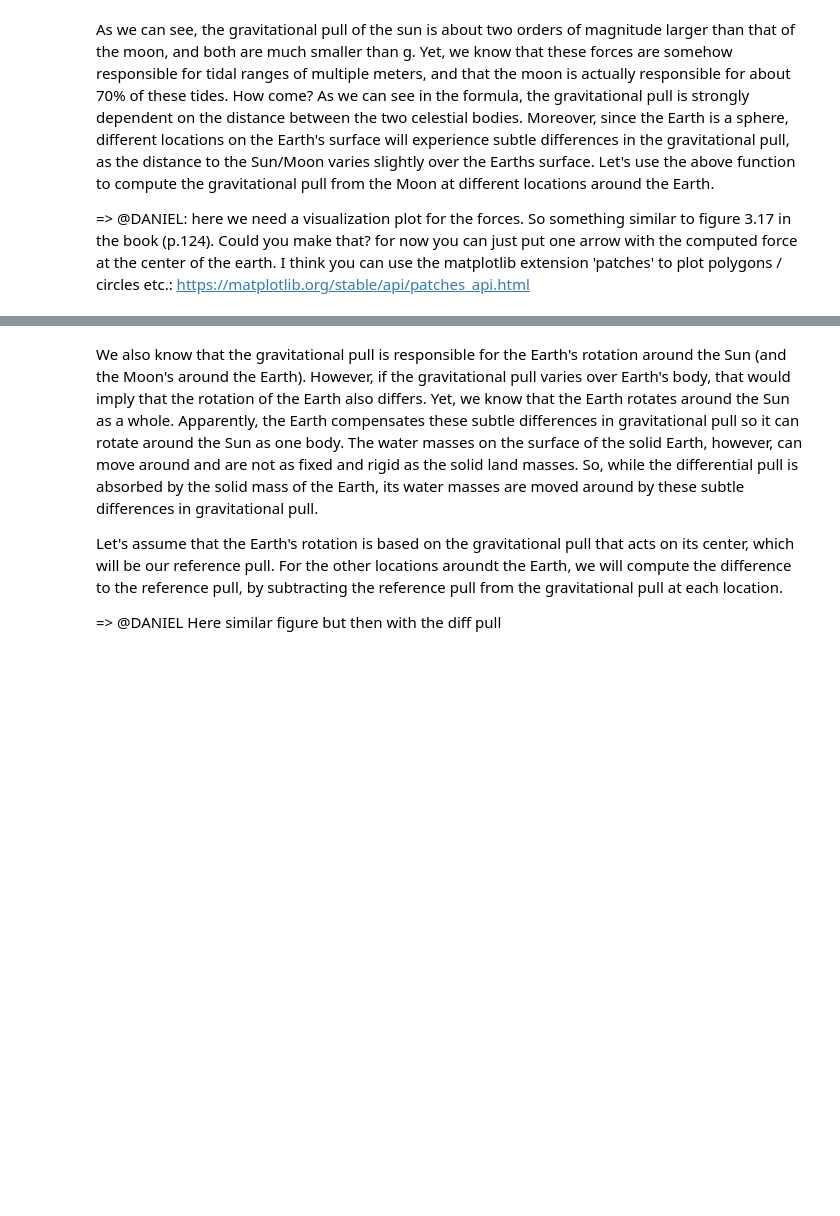
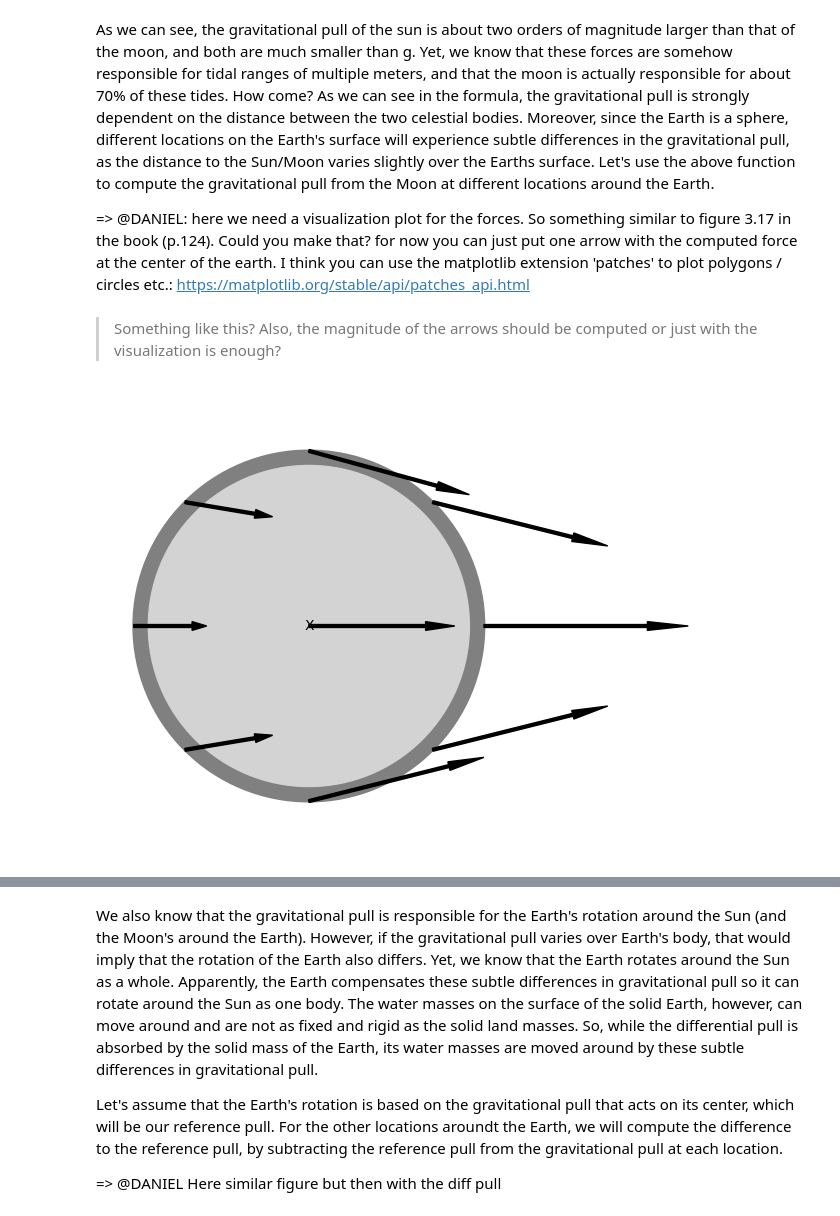
Before and after one commit to FlorisCalkoen/CoastalCodebook, a Jupyter notebook: coastalcodebook/assignments/02_the_tide/02_the_tide.ipynb, the cells around one changed output, grey strips where cells are left out. Saved outputs shown, nothing was run; the diff lists cells and outputs as text; code cells hidden in the pictures; blank space fills up the shorter version.

Commit message:
Creating figure for showing gravitational acceleration, script 02_the_tide

```diff
--- a/coastalcodebook/assignments/02_the_tide/02_the_tide.ipynb
+++ b/coastalcodebook/assignments/02_the_tide/02_the_tide.ipynb
@@ -59,3 +61,55 @@ As we can see, the gravitational pull of the sun is about two orders of magnitud
+# %% [markdown]
+> Something like this? Also, the magnitude of the arrows should be computed or just with the visualization is enough?
+# %%
+### VISUAIZATION FIGURE GRAV PULL
+
+fig, ax = plt.subplots()
+
+# Adding outer and inner circles
+circ_out = mpatches.Circle((0,0),0.3, fill = True,color='grey',linewidth = 2)
+circ_in = mpatches.Circle((0,0),0.275, fill = True, color = 'lightgrey')
+ax.add_patch(circ_out)
+ax.add_patch(circ_in)
+
+# Adding arrows
+arrow_A = mpatches.Arrow(0,0.3,0.275,-0.075, width = 0.025, color='black')
+ax.add_patch(arrow_A)
+
+arrow_B = mpatches.Arrow(0.3*np.cos(45*np.pi/180),0.3*np.cos(45*np.pi/180),0.3,-0.075, width = 0.025, color='black')
+ax.add_patch(arrow_B)
+
+arrow_C = mpatches.Arrow(0.3,0,0.35,0, width = 0.025, color='black')
+ax.add_patch(arrow_C)
+
+arrow_D = mpatches.Arrow(0.3*np.cos(45*np.pi/180),-0.3*np.cos(45*np.pi/180),0.3,0.075, width = 0.025, color='black')
+ax.add_patch(arrow_D)
+
+arrow_E = mpatches.Arrow(0,-0.3,0.3,0.075, width = 0.025, color='black')
+ax.add_patch(arrow_E)
+
+arrow_F = mpatches.Arrow(-0.3*np.cos(45*np.pi/180),-0.3*np.cos(45*np.pi/180),0.15,0.025, width = 0.025, color='black')
+ax.add_patch(arrow_F)
+
+arrow_G = mpatches.Arrow(-0.3,0,0.125,0,width = 0.025, color='black')
+ax.add_patch(arrow_G)
+
+arrow_H = mpatches.Arrow(-0.3*np.cos(45*np.pi/180),0.3*np.cos(45*np.pi/180),0.15,-0.025, width = 0.025, color='black')
+ax.add_patch(arrow_H)
+
+arrow_X = mpatches.Arrow(0,0,0.25,0,width = 0.025, color='black')
+ax.add_patch(arrow_X)
+
+
+# Adding center and text
+ax.text(0,0,'X',horizontalalignment='center',
+        verticalalignment='center')
+
+plt.axis('equal')
+plt.axis('off')
+plt.tight_layout()
+plt.show()
+# %% [output]
+[figure, added]
 # %% [markdown]
 ![viz_fig](IMG_5679.png)
 # %% [markdown]
```
Also changed, not shown: parts of 2 cells of this notebook.
